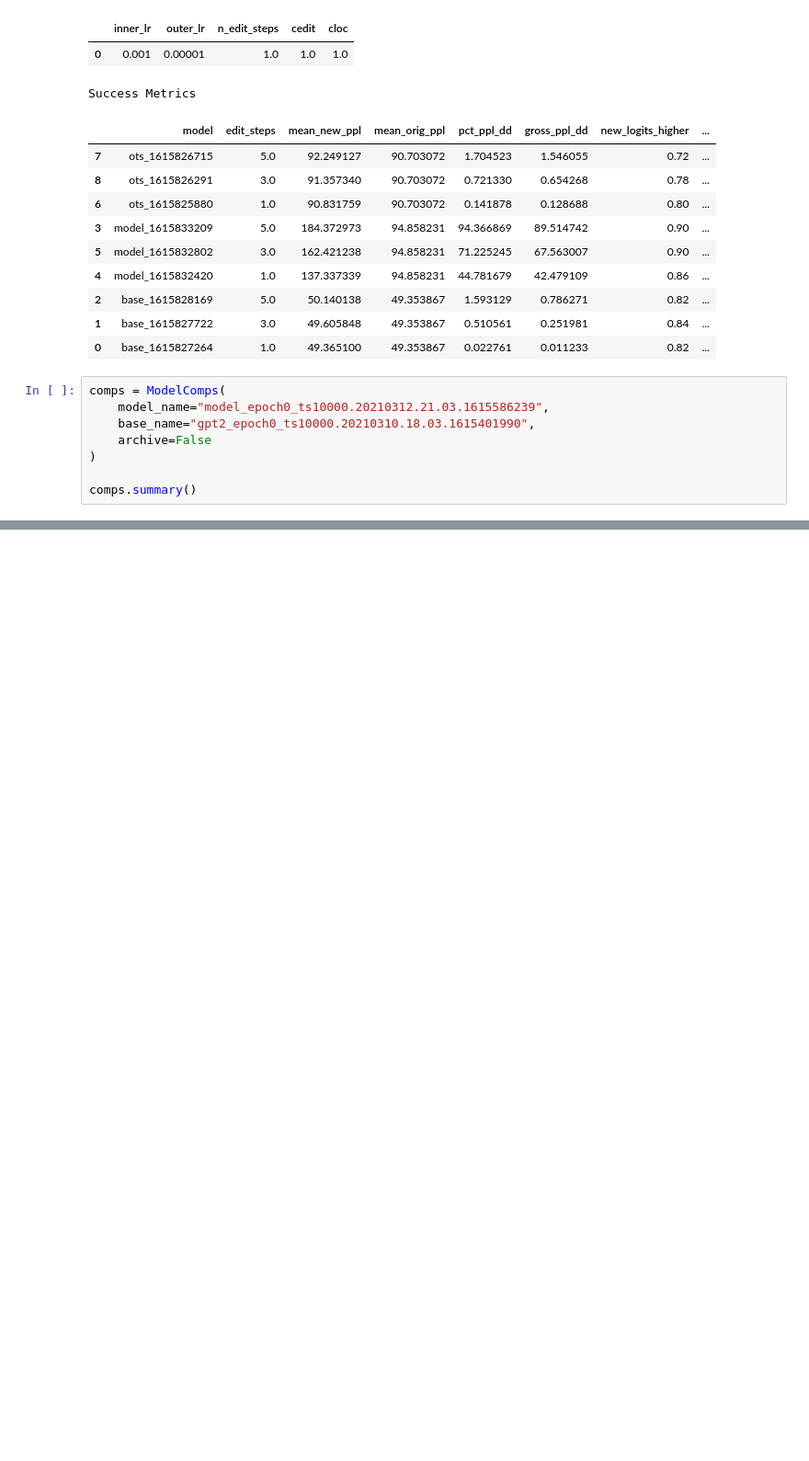
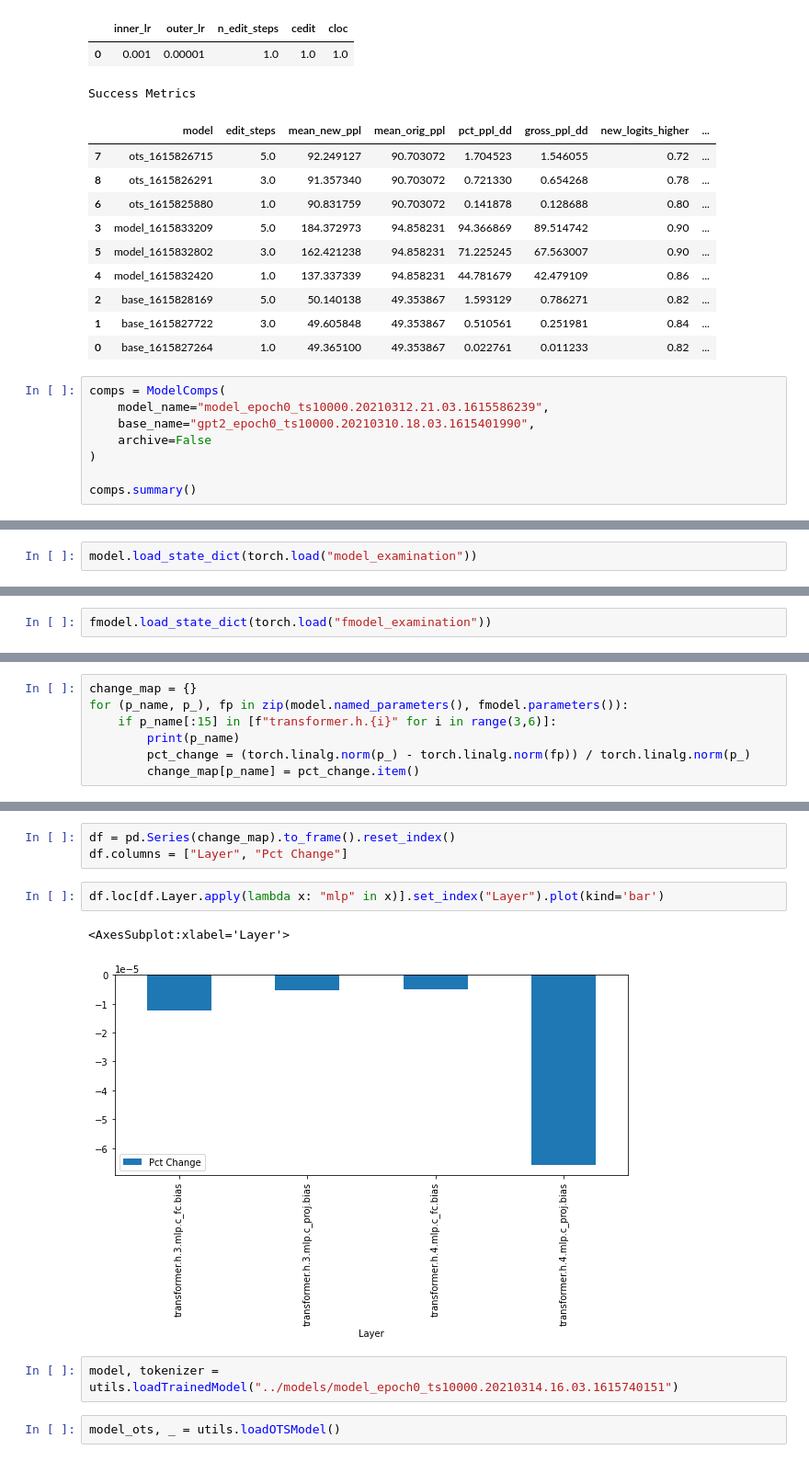
Before and after one commit to spencerbraun/editable_nlp, a Jupyter notebook: eval/Model_Comparisons.ipynb, the cells around one changed output, grey strips where cells are left out. Shown: that part at 92% size. Cells and saved outputs as stored; diff of their text form; blank space fills up the shorter version.

```diff
--- a/eval/Model_Comparisons.ipynb
+++ b/eval/Model_Comparisons.ipynb
@@ -387,0 +415,2 @@ comps.summary()
+# %%
+model.load_state_dict(torch.load("model_examination"))
@@ -387,0 +419,2 @@ comps.summary()
+# %%
+fmodel.load_state_dict(torch.load("fmodel_examination"))
@@ -387,0 +427,7 @@ comps.summary()
+# %%
+change_map = {}
+for (p_name, p_), fp in zip(model.named_parameters(), fmodel.parameters()):
+    if p_name[:15] in [f"transformer.h.{i}" for i in range(3,6)]:
+        print(p_name)
+        pct_change = (torch.linalg.norm(p_) - torch.linalg.norm(fp)) / torch.linalg.norm(p_)
+        change_map[p_name] = pct_change.item()
@@ -387,0 +472,12 @@ comps.summary()
+# %%
+df = pd.Series(change_map).to_frame().reset_index()
+df.columns = ["Layer", "Pct Change"]
+# %%
+df.loc[df.Layer.apply(lambda x: "mlp" in x)].set_index("Layer").plot(kind='bar')
+# %% [output]
+<AxesSubplot:xlabel='Layer'>
+[figure, added]
+# %%
+model, tokenizer = utils.loadTrainedModel("../models/model_epoch0_ts10000.20210314.16.03.1615740151")
+# %%
+model_ots, _ = utils.loadOTSModel()
```
Also changed, not shown: parts of 21 cells of this notebook, 4 other files.
